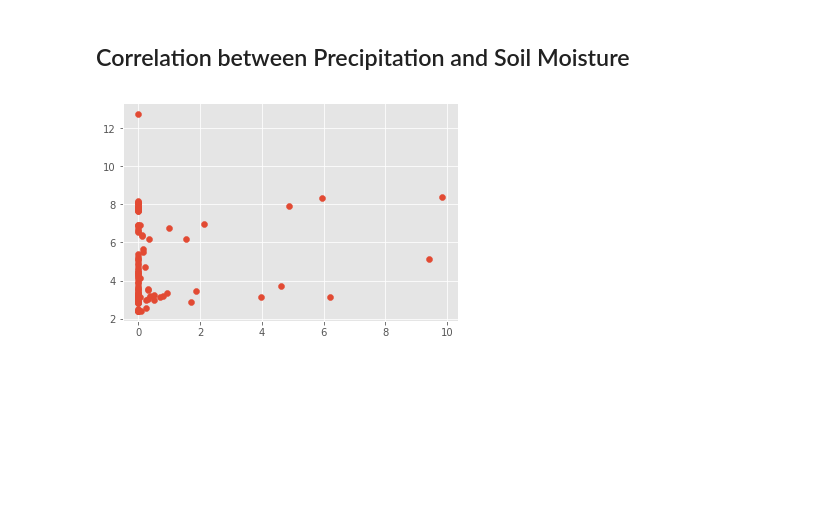
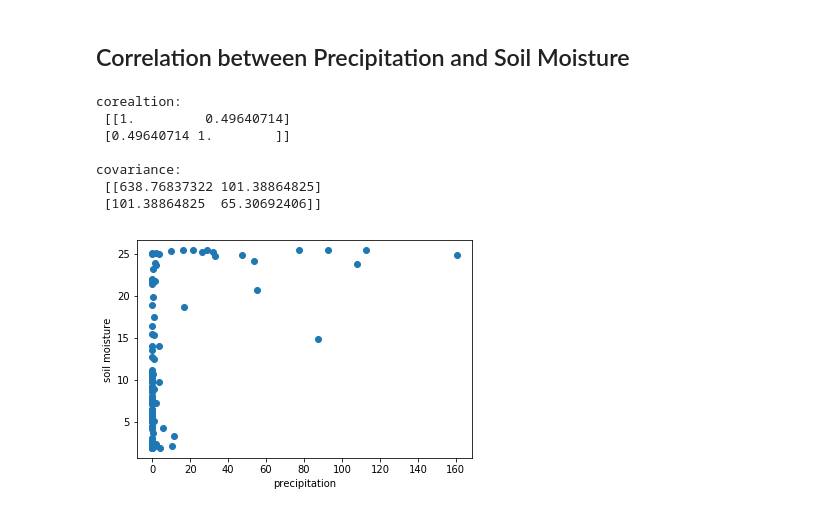
Before and after one commit to pankajrandhe/gpm_and_soil_moisture_time_series, a Jupyter notebook: gpm_analysis.ipynb, the cells around one changed output. Cells and saved outputs as stored; diff of their text form; code cells hidden in the pictures; blank space fills up the shorter version.

```diff
--- a/gpm_analysis.ipynb
+++ b/gpm_analysis.ipynb
@@ -262,14 +268,22 @@ soil_moisture = soil_moisture_data[:,soil_moisture_data_header.index('ssm_mean')
 precipitation
 
 corr = np.corrcoef(precipitation.astype(float), soil_moisture.astype(float))
-corr
+print ("\ncorealtion: \n", corr)
 
-import matplotlib
-import matplotlib.pyplot as plt
-%matplotlib inline
-matplotlib.style.use('ggplot')
-
-plt.scatter(precipitation, soil_moisture)
-plt.show()
+cov = np.cov(precipitation.astype(float), soil_moisture.astype(float))
+print ("\ncovariance: \n", cov)
 # %% [output]
-[figure, removed]
+corealtion:
+ [[1.         0.49640714]
+ [0.49640714 1.        ]]
+
+covariance:
+ [[638.76837322 101.38864825]
+ [101.38864825  65.30692406]]
+# %%
+plt.scatter(precipitation, soil_moisture)
+plt.xlabel("precipitation")
+plt.ylabel("soil moisture")
+plt.show()
+# %% [output]
+[figure, added]
```
Also changed, not shown: parts of 6 cells of this notebook.
